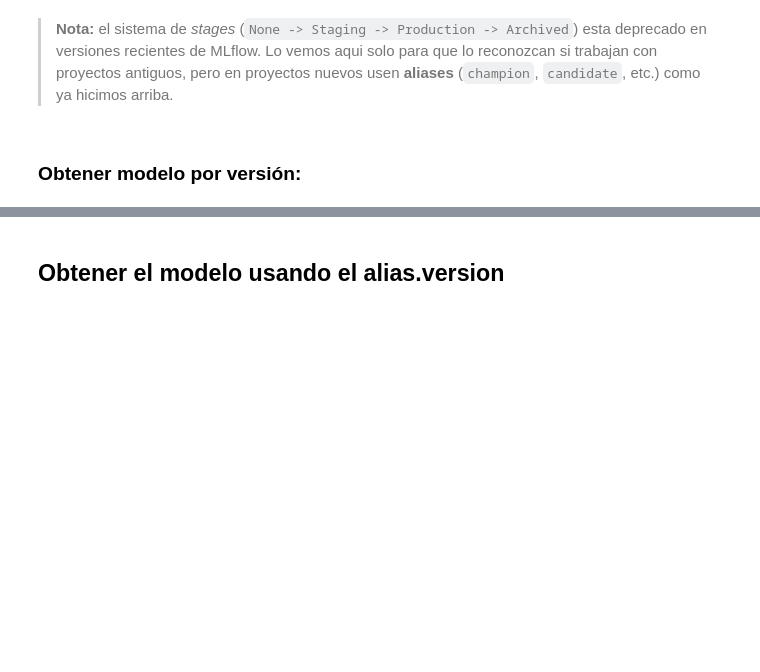
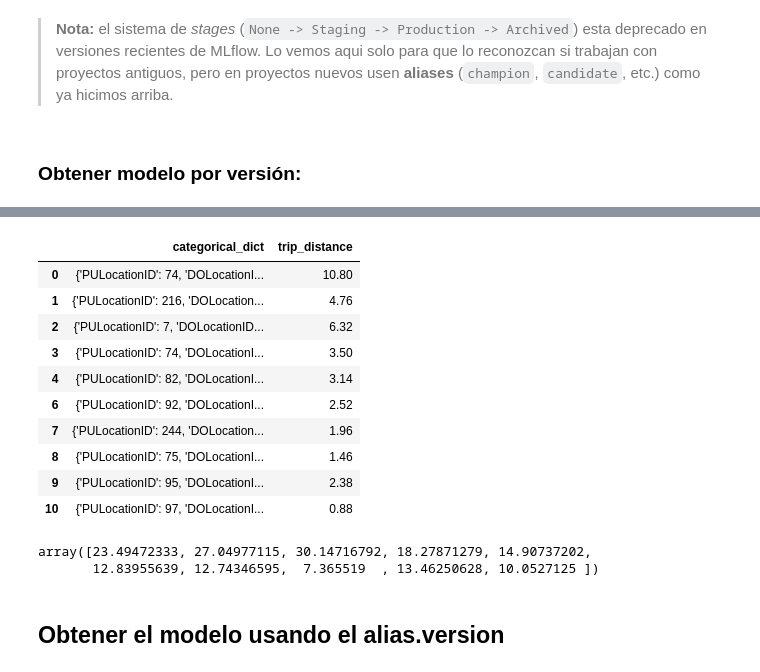
Before and after one commit to CamilaCortex/MLOps_UdM, a Jupyter notebook: 02-Experiment-Tracking/notebooks/03_mlflow_advanced.ipynb, the cells around one changed output, grey strips where cells are left out. Drawn from its saved outputs; the diff is of its cells as text; code cells hidden in the pictures; blank space fills up the shorter version.

```diff
--- a/02-Experiment-Tracking/notebooks/03_mlflow_advanced.ipynb
+++ b/02-Experiment-Tracking/notebooks/03_mlflow_advanced.ipynb
@@ -440,3 +676,24 @@ model
+# %%
+X_sample = df_val[["categorical_dict"] + numerical].head(10)
+# %%
+X_sample
+# %% [output]
+|  | categorical_dict | trip_distance |
+| 0 | {'PULocationID': 74, 'DOLocationI... | 10.80 |
+| 1 | {'PULocationID': 216, 'DOLocation... | 4.76 |
+| 2 | {'PULocationID': 7, 'DOLocationID... | 6.32 |
+| 3 | {'PULocationID': 74, 'DOLocationI... | 3.50 |
+| 4 | {'PULocationID': 82, 'DOLocationI... | 3.14 |
+| 6 | {'PULocationID': 92, 'DOLocationI... | 2.52 |
+| 7 | {'PULocationID': 244, 'DOLocation... | 1.96 |
+| 8 | {'PULocationID': 75, 'DOLocationI... | 1.46 |
+| 9 | {'PULocationID': 95, 'DOLocationI... | 2.38 |
+| 10 | {'PULocationID': 97, 'DOLocationI... | 0.88 |
+# %%
+model.predict(X_sample)
+# %% [output]
+array([23.49472333, 27.04977115, 30.14716792, 18.27871279, 14.90737202,
+       12.83955639, 12.74346595,  7.365519  , 13.46250628, 10.0527125 ])
 # %% [markdown]
 ## Obtener el modelo usando el alias.version
 # %%
```
Also changed, not shown: parts of 28 cells of this notebook, 33 other files.
